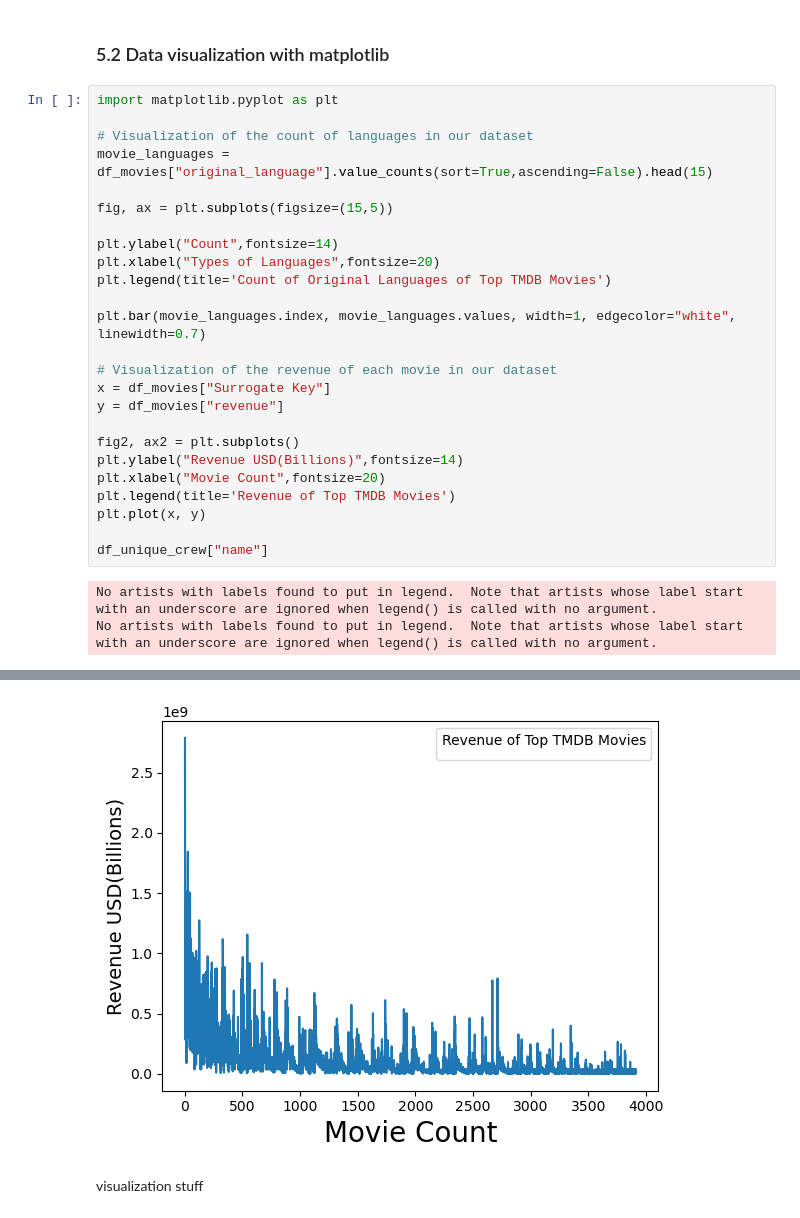
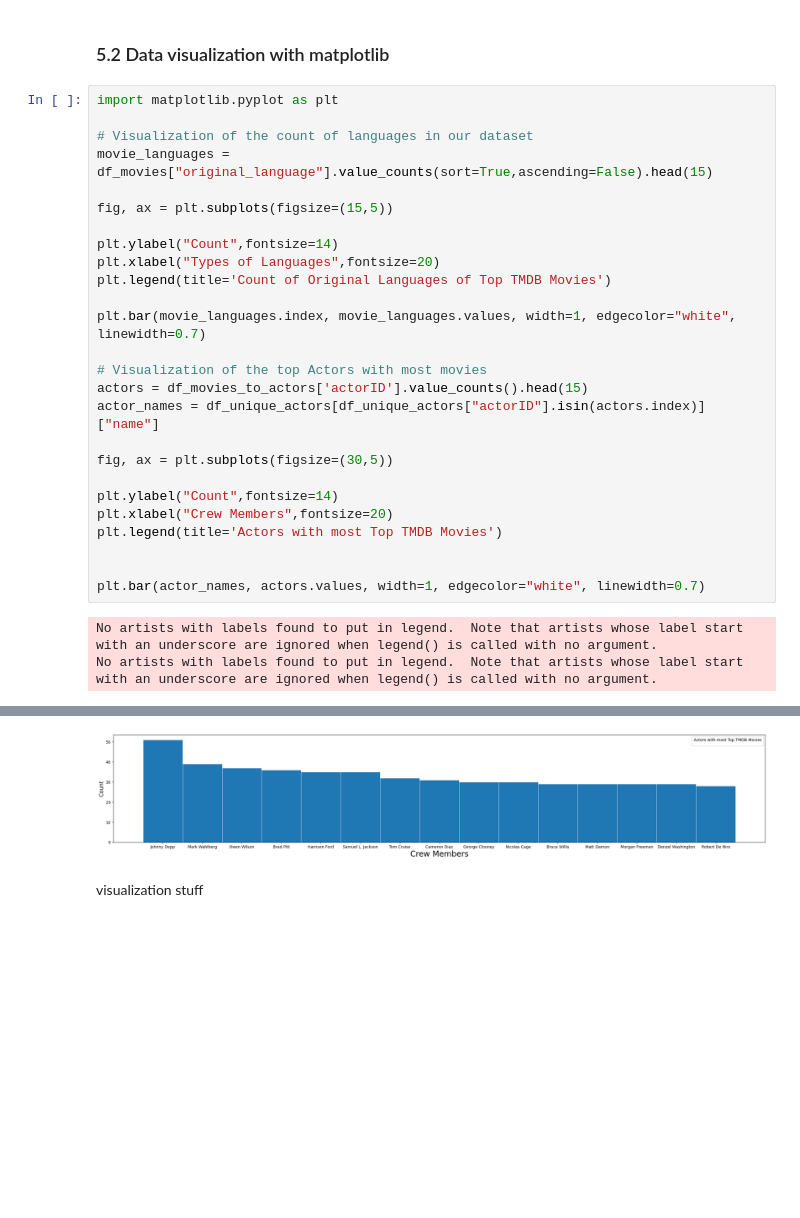
Before and after one commit to yazzylazy/Top-5000-TMDB-Movies-Analysis, a Jupyter notebook: etl_script.ipynb, the cells around one changed output, grey strips where cells are left out. Drawn from its saved outputs; the diff is of its cells as text; blank space fills up the shorter version.

Commit message:
added top actors histogram

```diff
--- a/etl_script.ipynb
+++ b/etl_script.ipynb
@@ -886,17 +886,18 @@ plt.legend(title='Count of Original Languages of Top TMDB Movies')
 
 plt.bar(movie_languages.index, movie_languages.values, width=1, edgecolor="white", linewidth=0.7)
 
-# Visualization of the revenue of each movie in our dataset
-x = df_movies["Surrogate Key"]
-y = df_movies["revenue"]
+# Visualization of the top Actors with most movies
+actors = df_movies_to_actors['actorID'].value_counts().head(15)
+actor_names = df_unique_actors[df_unique_actors["actorID"].isin(actors.index)]["name"]
 
-fig2, ax2 = plt.subplots()
-plt.ylabel("Revenue USD(Billions)",fontsize=14)
-plt.xlabel("Movie Count",fontsize=20)
-plt.legend(title='Revenue of Top TMDB Movies')
-plt.plot(x, y)
+fig, ax = plt.subplots(figsize=(30,5))
 
-df_unique_crew["name"]
+plt.ylabel("Count",fontsize=14)
+plt.xlabel("Crew Members",fontsize=20)
+plt.legend(title='Actors with most Top TMDB Movies')
+
+
+plt.bar(actor_names, actors.values, width=1, edgecolor="white", linewidth=0.7)
 # %% [output]
 No artists with labels found to put in legend.  Note that artists whose label start with an underscore are ignored when legend() is called with no argument.
 No artists with labels found to put in legend.  Note that artists whose label start with an underscore are ignored when legend() is called with no argument.
@@ -915,5 +905,5 @@ Name: name, Length: 10773, dtype: object
 [figure]
-[figure, old version]
+[figure, new version]
 # %% [markdown]
 visualization stuff
 # %%
```
Also changed, not shown: parts of 1 cell of this notebook.
